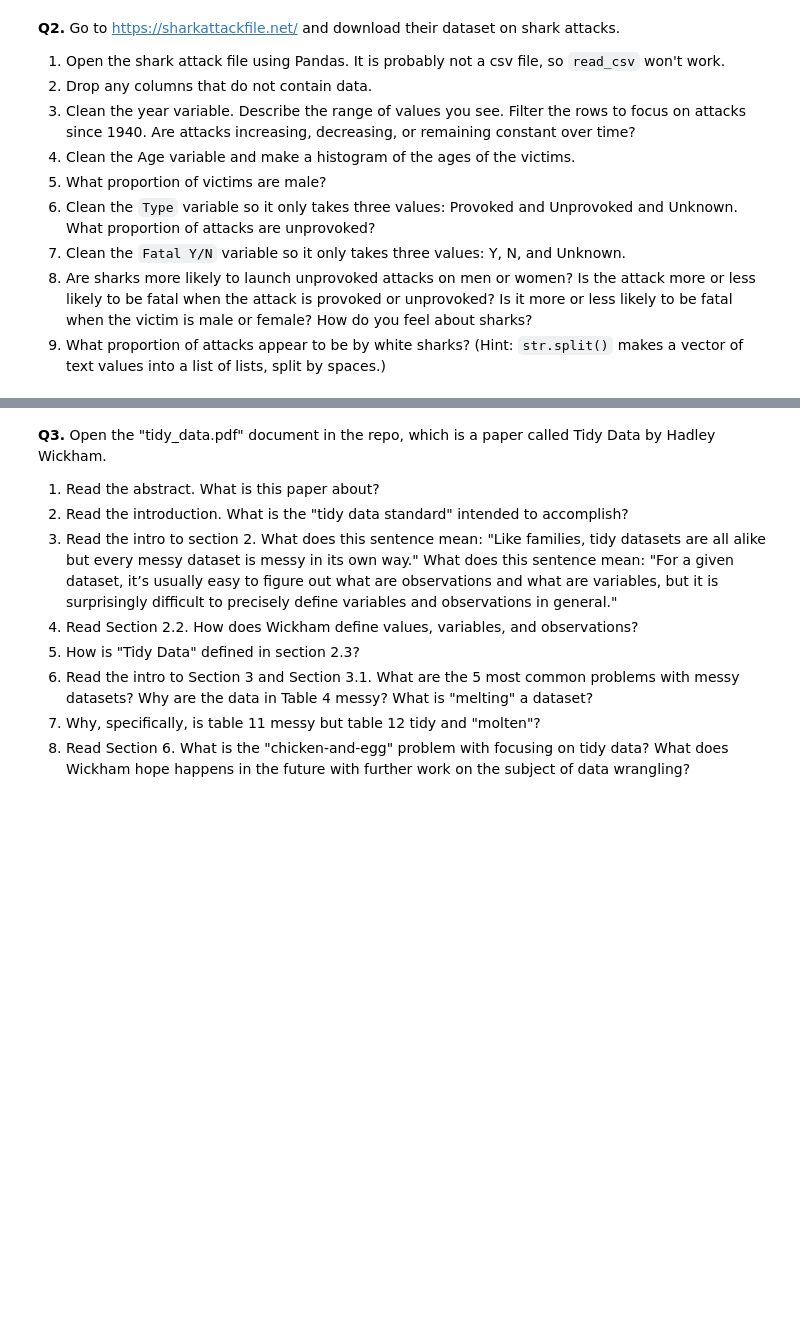
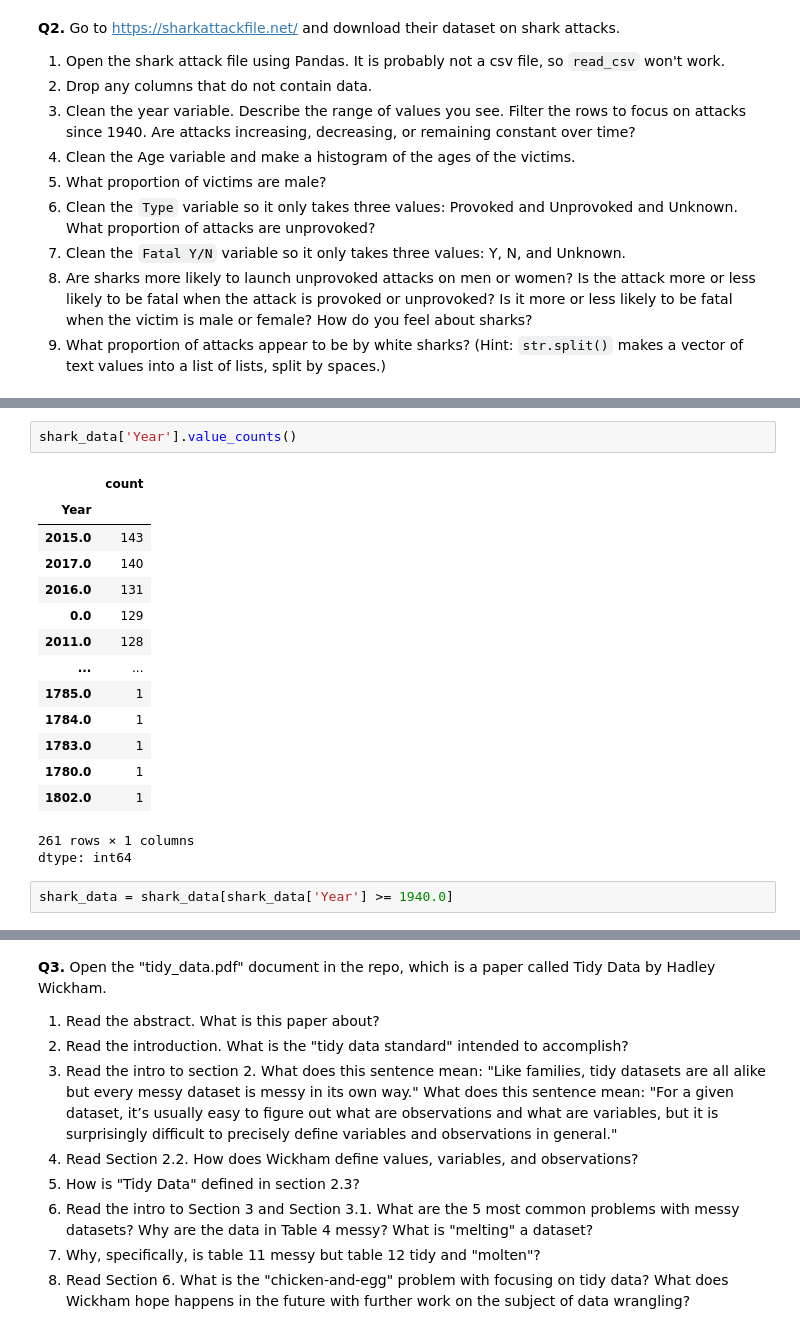
Before and after one commit to aileenkent/wrangling, a Jupyter notebook: assignment/assignment.ipynb, the cells around one changed output, grey strips where cells are left out. Drawn from its saved outputs; the diff is of its cells as text; blank space fills up the shorter version.

```diff
--- a/assignment/assignment.ipynb
+++ b/assignment/assignment.ipynb
@@ -277,0 +319,20 @@ justice_data['ImposedSentenceAllChargeInContactEvent'] > 12 && justice_data['Sen
+# %%
+shark_data['Year'].value_counts()
+# %% [output]
+|  | count |
+| Year |  |
+| 2015.0 | 143 |
+| 2017.0 | 140 |
+| 2016.0 | 131 |
+| 0.0 | 129 |
+| 2011.0 | 128 |
+| ... | ... |
+| 1785.0 | 1 |
+| 1784.0 | 1 |
+| 1783.0 | 1 |
+| 1780.0 | 1 |
+| 1802.0 | 1 |
+261 rows × 1 columns
+dtype: int64
+# %%
+shark_data = shark_data[shark_data['Year'] >= 1940.0]
```
Also changed, not shown: parts of 22 cells of this notebook.
